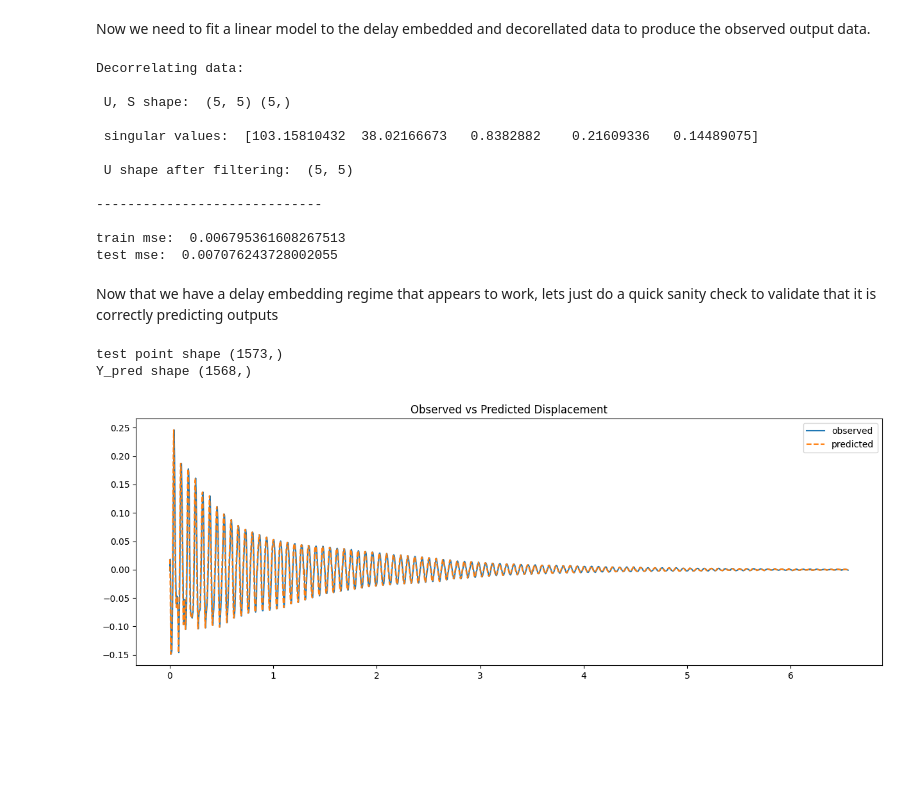
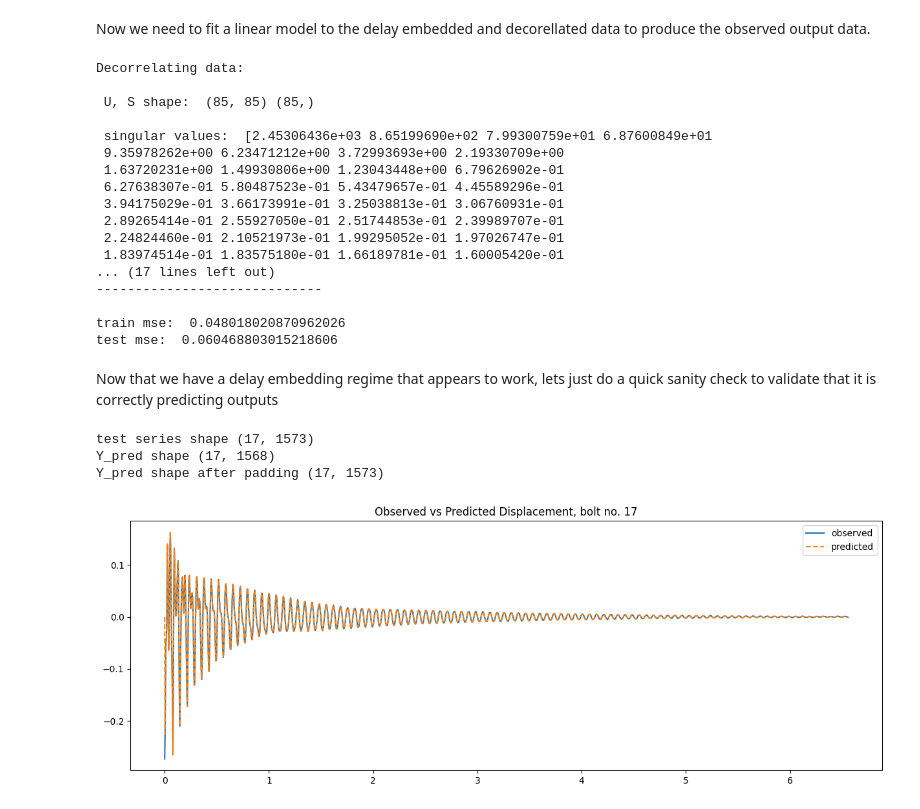
Before and after one commit to ck21706/DDPM_Coursework, a Jupyter notebook: solution_notebook.ipynb, the cells around one changed output. Saved outputs shown, nothing was run; the diff lists cells and outputs as text; code cells hidden in the pictures; blank space fills up the shorter version.

Commit message:
Succesfully implemented delay embedding with vector output signal and validated fit

```diff
--- a/solution_notebook.ipynb
+++ b/solution_notebook.ipynb
@@ -326,7 +332,7 @@ def linear_delay_embedding(data: np.array, delay: int = 10, kappa: float = 1e6):
     """
     args:
     -----
-    data: np.array, timeseries of shape (m,) where m is the number of timesteps and there is only one feature (scalar)
+    data: np.array, timeseries of shape (n, m) where m is the number of timesteps and n is the number of features
     d: int, delay embedding window size
     kappa: float, threshold for decorrelation
 
@@ -335,7 +341,6 @@ def linear_delay_embedding(data: np.array, delay: int = 10, kappa: float = 1e6):
     W: np.array, linear model weights
     U: np.array, LHS Matrix from SVD, for switching between decorrelated state surrogate and observed/predicted outputs
     """
-    assert data.ndim == 1, "Data must be 1-dimensional (for now)"
     # delay embedding the observed outputs
     hankel = hankel_matrix(data, delay)
     # previous timestep and next timestep state surrogate matrices
@@ -354,12 +359,18 @@ def linear_delay_embedding(data: np.array, delay: int = 10, kappa: float = 1e6):
 
 def predict(W: np.array, U: np.array, data: np.array, delay: int = 10):
     """
+    args:
+    -----
     W: np.array, linear model weights
     U: np.array, LHS Matrix from SVD, for decorrelation
-    data: np.array, test trajectory of shape (m,) where m is the number of timesteps
+    data: np.array, test trajectory of shape (n,m) where m is the number of timesteps and n is the number of features
     d: int, delay embedding window size
+
+    returns:
+    --------
+    Y_pred: np.array, predicted output trajectory
+    prediction_rmse: float, root mean squared error of the prediction vs the actual output
     """
-    assert data.ndim == 1, "Data must be 1-dimensional (for now)"
     # delay embedding matrix
     hankel = hankel_matrix(data, delay)
     # decorrelated previous state surrogate matrix
@@ -370,16 +381,16 @@ def predict(W: np.array, U: np.array, data: np.array, delay: int = 10):
     X_next_pred = W @ X_prev
 
     # predicting the output
-    Y_pred = U[0, :] @ X_next_pred
+    Y_pred = U[0:data.shape[0], :] @ X_next_pred
 
-    # calculating the mse of the prediction
-    prediction_rmse = la.norm(X_next - X_next_pred) / np.sqrt(X_next.shape[1])
+    # calculating the rmse of the prediction rescaled to account for the dimensionality of the data (mean term cancels out)
+    prediction_rmse = la.norm(X_next - X_next_pred) / la.norm(X_next)
 
     return Y_pred, prediction_rmse
 
 # training and testing the linear delay embedding model
-stacked_train_data = np.hstack(train_data)[0, :]
-stacked_test_data = np.hstack(test_data)[0, :]
+stacked_train_data = np.hstack(train_data)
+stacked_test_data = np.hstack(test_data)
 
 delay = 5
 kappa = 1e6
@@ -393,36 +404,46 @@ print("test mse: ", test_rmse)
 # %% [output]
 Decorrelating data:
 
- U, S shape:  (5, 5) (5,)
+ U, S shape:  (85, 85) (85,)
 
- singular values:  [103.15810432  38.02166673   0.8382882    0.21609336   0.14489075]
-
- U shape after filtering:  (5, 5)
-
+ singular values:  [2.45306436e+03 8.65199690e+02 7.99300759e+01 6.87600849e+01
+ 9.35978262e+00 6.23471212e+00 3.72993693e+00 2.19330709e+00
+ 1.63720231e+00 1.49930806e+00 1.23043448e+00 6.79626902e-01
+ 6.27638307e-01 5.80487523e-01 5.43479657e-01 4.45589296e-01
+ 3.94175029e-01 3.66173991e-01 3.25038813e-01 3.06760931e-01
+ 2.89265414e-01 2.55927050e-01 2.51744853e-01 2.39989707e-01
+ 2.24824460e-01 2.10521973e-01 1.99295052e-01 1.97026747e-01
+ 1.83974514e-01 1.83575180e-01 1.66189781e-01 1.60005420e-01
+... (17 lines left out)
 -----------------------------
 
-train mse:  0.006795361608267513
-test mse:  0.007076243728002055
+train mse:  0.048018020870962026
+test mse:  0.060468803015218606
 # %% [markdown]
 Now that we have a delay embedding regime that appears to work, lets just do a quick sanity check to validate that it is correctly predicting outputs
 # %%
-test_point = test_data[0][0, :]
-Y_pred, _ = predict(W, U, test_point, delay=delay)
+test_series = test_data[0]
+Y_pred, _ = predict(W, U, test_series, delay=delay)
 
-print("test point shape", test_point.shape)
+print("test series shape", test_series.shape)
 print("Y_pred shape", Y_pred.shape)
 
 # setting initial values to zero for plotting
-Y_pred = np.append(Y_pred, np.zeros(delay))
+n = test_series.shape[0]
+Y_pred = np.hstack([np.zeros((n,1)), Y_pred, np.zeros((n,delay-1))])
+
+print("Y_pred shape after padding", Y_pred.shape)
 
 fig, ax = plt.subplots(1, 1, figsize=(15, 5))
-t = get_time_from_frames(test_point.shape[0])
-ax.plot(t, test_point, label='observed')
-ax.plot(t, Y_pred, label='predicted', linestyle='--')
+t = get_time_from_frames(test_series.shape[1])
+randind = random.randint(0, n-1)
+ax.plot(t, test_series[randind,:], label='observed')
+ax.plot(t, Y_pred[randind,:], label='predicted', linestyle='--')
 ax.legend()
-plt.title('Observed vs Predicted Displacement')
+plt.title('Observed vs Predicted Displacement, bolt no. {}'.format(randind+1))
 plt.show()
 # %% [output]
-test point shape (1573,)
-Y_pred shape (1568,)
+test series shape (17, 1573)
+Y_pred shape (17, 1568)
+Y_pred shape after padding (17, 1573)
-[figure, old version]
+[figure, new version]
```
Also changed, not shown: parts of 2 cells of this notebook.
